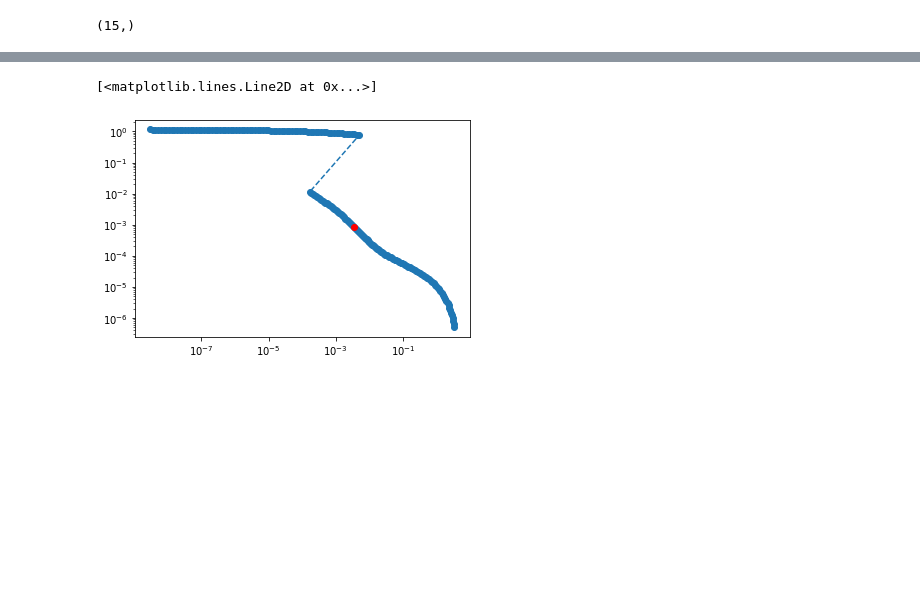
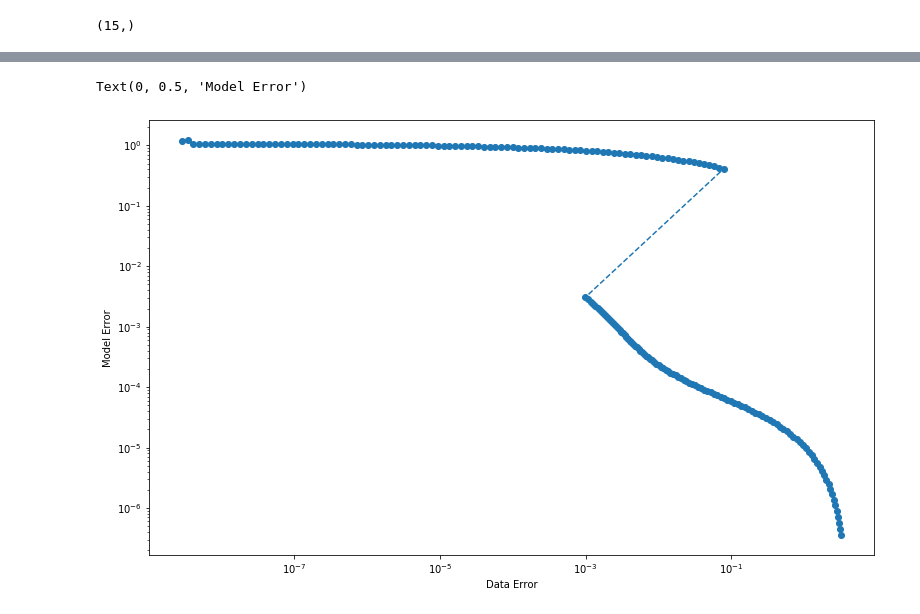
Before and after one commit to dwu402/pypei, a Jupyter notebook: Synthetic2.ipynb, the cells around one changed output, grey strips where cells are left out. Drawn from its saved outputs; the diff is of its cells as text; code cells hidden in the pictures; blank space fills up the shorter version.

```diff
--- a/Synthetic2.ipynb
+++ b/Synthetic2.ipynb
@@ -6,6 +6,8 @@ import casadi as ca
 from scipy.integrate import solve_ivp
 import numpy as np
 from matplotlib import pyplot as plt
+# %%
+plt.rcParams['figure.figsize'] = [13, 8]
 # %%
 p_true = [1, 3]
 tspan = [0, 20]
@@ -109,9 +121,11 @@ fsvals = np.array([(float(f1_ex(s['x'])), float(f2_ex(s['x']))) for s in solutio
 # %%
 idx = 115
 plt.loglog(*fsvals.T, 'o--')
-plt.loglog(*fsvals[idx], 'ro')
+# plt.loglog(*fsvals[idx], 'ro')
+plt.xlabel("Data Error")
+plt.ylabel("Model Error")
 # %% [output]
-[<matplotlib.lines.Line2D at 0x...>]
+Text(0, 0.5, 'Model Error')
-[figure, old version]
+[figure, new version]
 # %%
 plt.loglog(prange, [s['x'][-2] for s in solutions])
```
Also changed, not shown: parts of 18 cells of this notebook, 2 other files.
